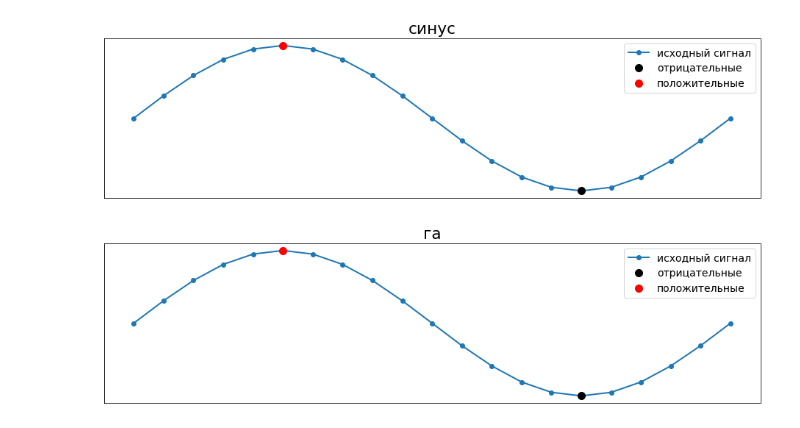
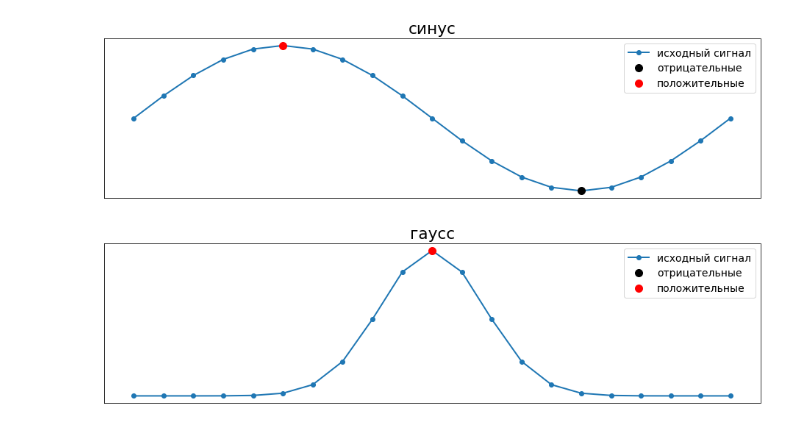
Before and after one commit to kokostek/jupyter-notebooks, a Jupyter notebook: FindPeaks.ipynb, the cells around one changed output. Drawn from its saved outputs; the diff is of its cells as text; code cells hidden in the pictures.

```diff
--- a/FindPeaks.ipynb
+++ b/FindPeaks.ipynb
@@ -121,9 +121,9 @@ plotpeaks(y)
 # %% [output]
 [figure]
 # %%
-title('га')
-x = linspace(0, 2*pi, 21)
-y = sin(x)
+title('гаусс')
+x = linspace(-1, 1, 21)
+y = exp(-(x/0.25)**2)
 plotpeaks(y)
 # %% [output]
-[figure, old version]
+[figure, new version]
```
